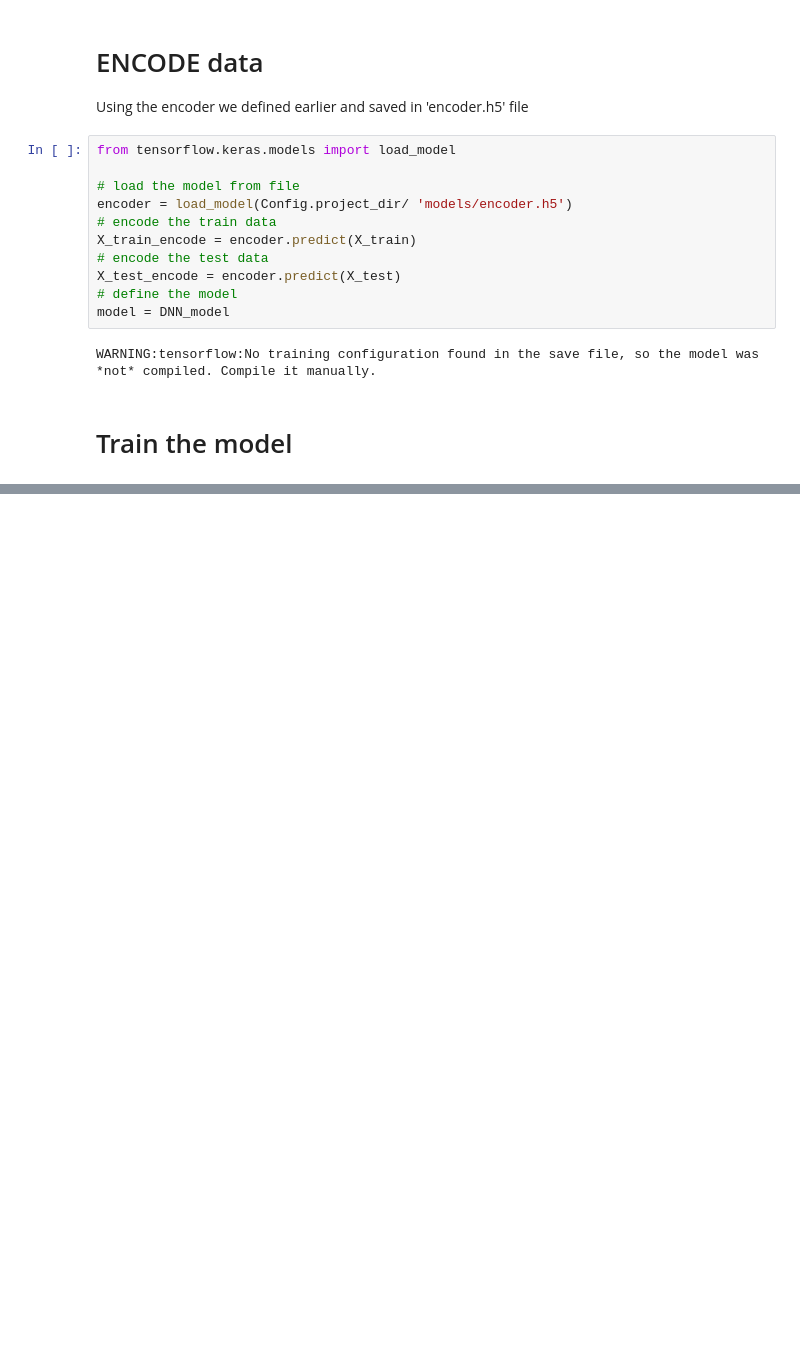
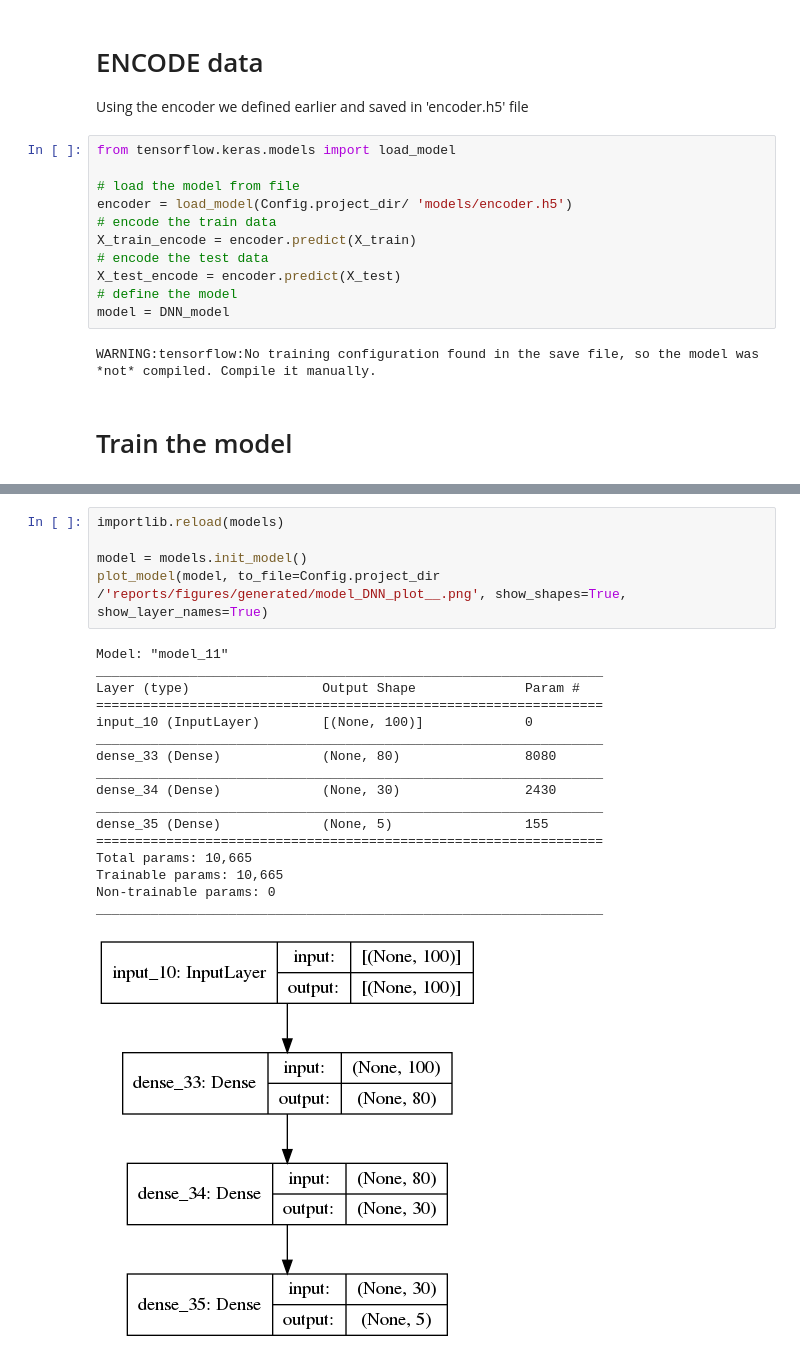
Before and after one commit to Alich13/ML_RNA-seq_analysis, a Jupyter notebook: notebooks/06-neural_network-classification.ipynb, the cells around one changed output, grey strips where cells are left out. Cells and saved outputs as stored; diff of their text form; blank space fills up the shorter version.

```diff
--- a/notebooks/06-neural_network-classification.ipynb
+++ b/notebooks/06-neural_network-classification.ipynb
@@ -194,0 +195,23 @@ row_0
+# %%
+importlib.reload(models)
+
+model = models.init_model()
+plot_model(model, to_file=Config.project_dir /'reports/figures/generated/model_DNN_plot__.png', show_shapes=True, show_layer_names=True)
+# %% [output]
+Model: "model_11"
+_________________________________________________________________
+Layer (type)                 Output Shape              Param #
+=================================================================
+input_10 (InputLayer)        [(None, 100)]             0
+_________________________________________________________________
+dense_33 (Dense)             (None, 80)                8080
+_________________________________________________________________
+dense_34 (Dense)             (None, 30)                2430
+_________________________________________________________________
+dense_35 (Dense)             (None, 5)                 155
+=================================================================
+Total params: 10,665
+Trainable params: 10,665
+Non-trainable params: 0
+_________________________________________________________________
+[figure, added]
```
Also changed, not shown: parts of 13 cells of this notebook, 25 other files.
